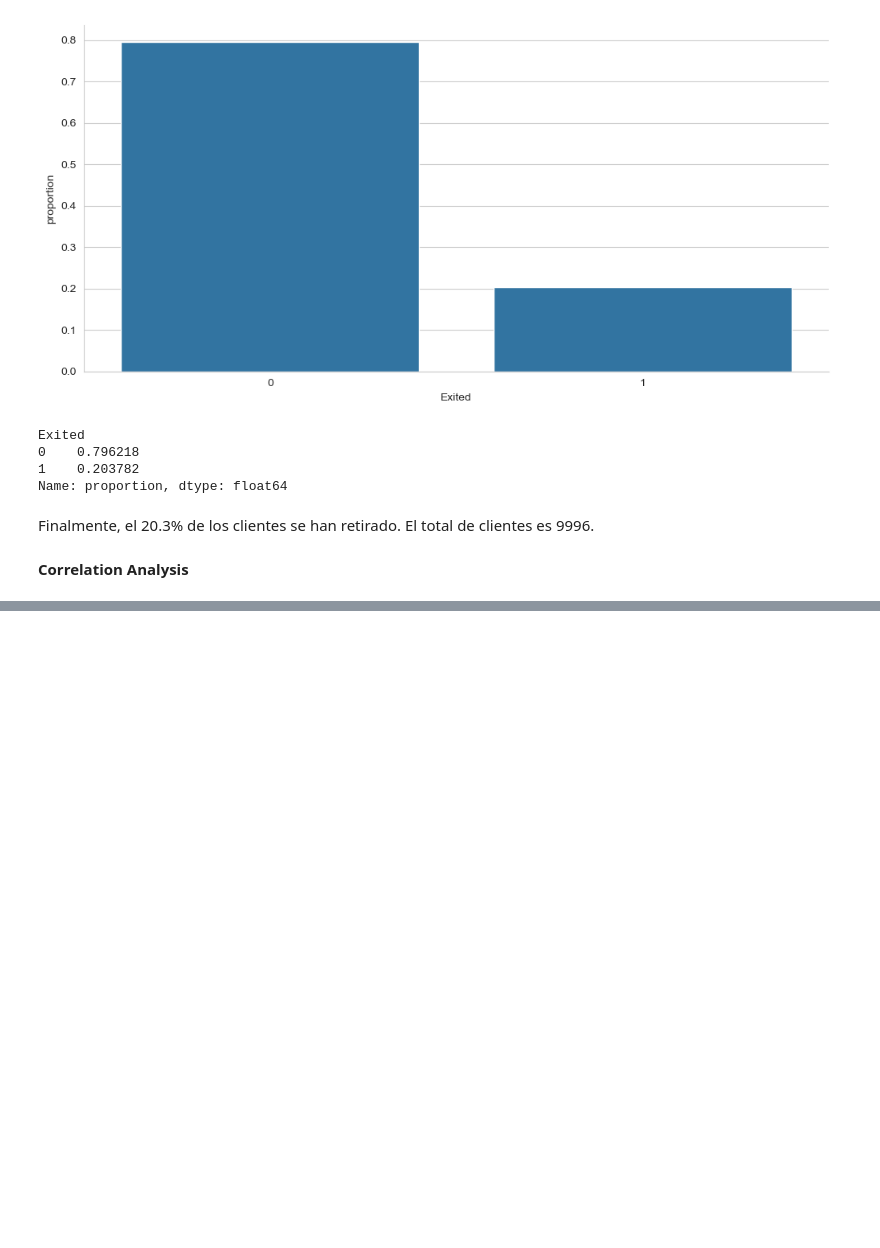
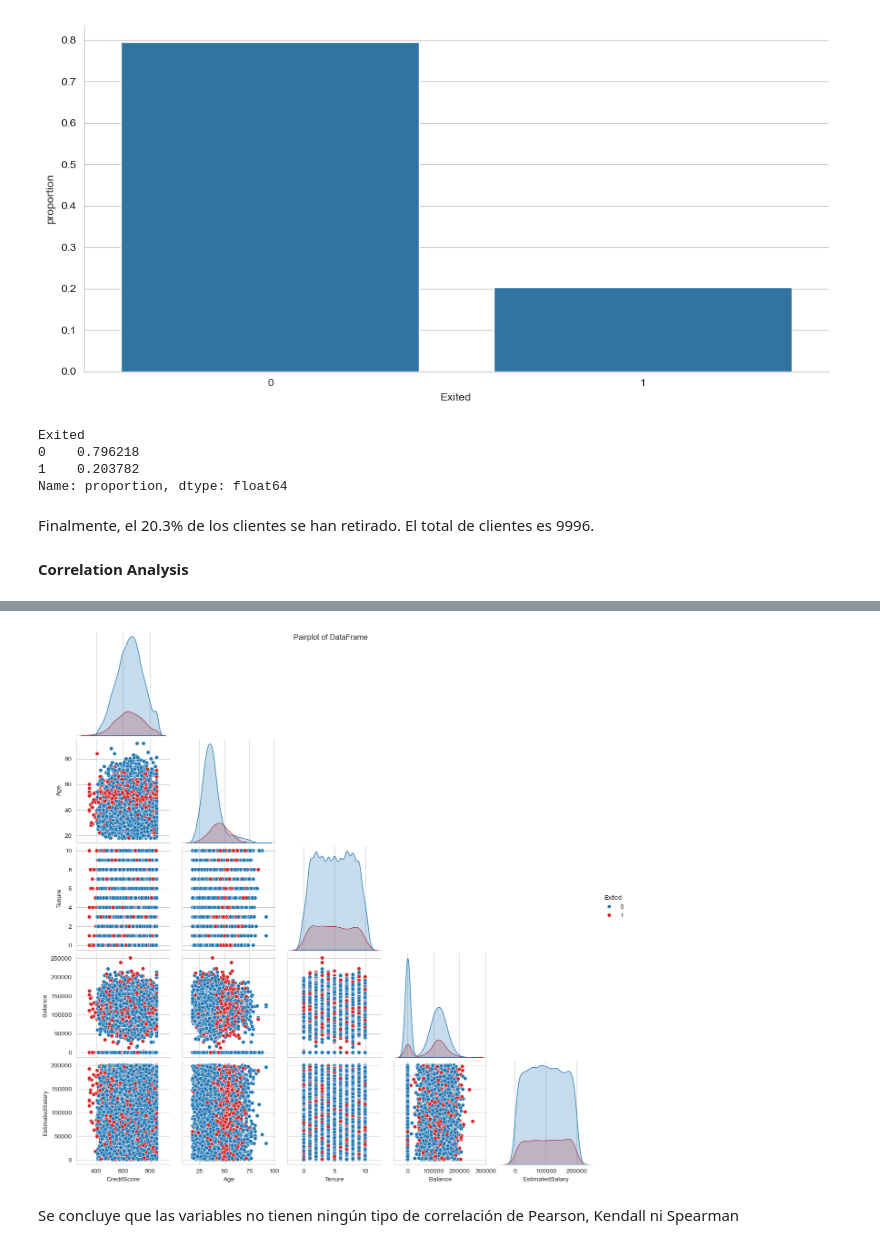
Before and after one commit to davexat/Customer_Churn_Predictor, a Jupyter notebook: notebooks/2.0_dsb_data_exploration.ipynb, the cells around one changed output, grey strips where cells are left out. Saved outputs shown, nothing was run; the diff lists cells and outputs as text; code cells hidden in the pictures; blank space fills up the shorter version.

```diff
--- a/notebooks/2.0_dsb_data_exploration.ipynb
+++ b/notebooks/2.0_dsb_data_exploration.ipynb
@@ -380,0 +388,8 @@ Se analizarán los scatterplots de cada variable para verificar si existe algún
+# %%
+sns.pairplot(df, vars=num_vars, corner=True, hue='Exited', palette = {0: '#1f77b4', 1: '#d62728'})
+plt.suptitle('Pairplot of DataFrame')
+plt.show()
+# %% [output]
+[figure, added]
+# %% [markdown]
+Se concluye que las variables no tienen ningún tipo de correlación de Pearson, Kendall ni Spearman
```
Also changed, not shown: parts of 19 cells of this notebook, 1 other file.
